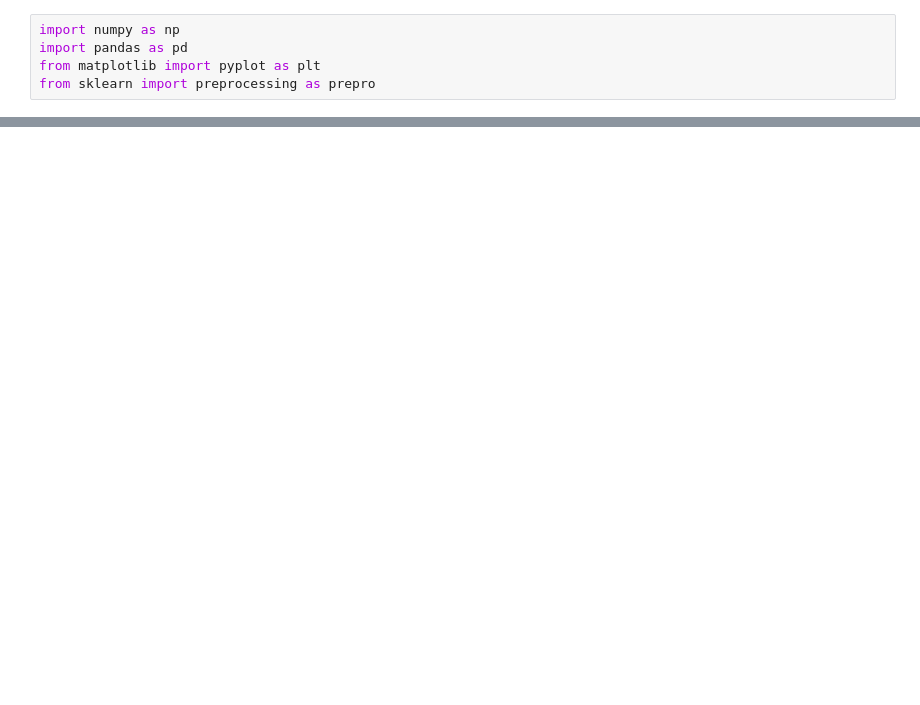
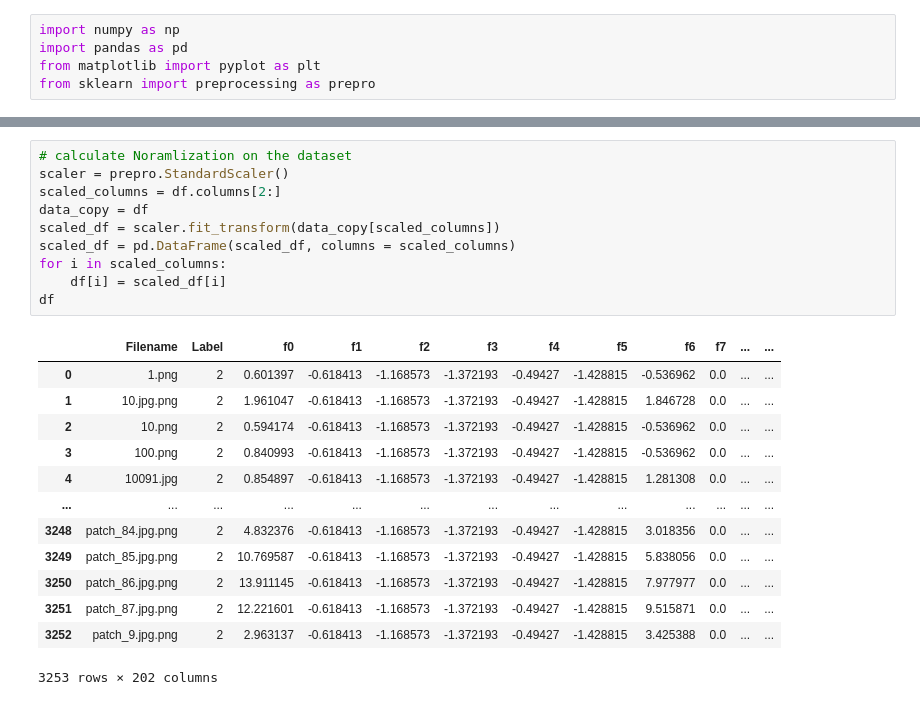
Before and after one commit to rajakprogrammer/ML, a Jupyter notebook: ML_LAB3.ipynb, the cells around one changed output, grey strips where cells are left out. Cells and saved outputs as stored; diff of their text form; blank space fills up the shorter version.

```diff
--- a/ML_LAB3.ipynb
+++ b/ML_LAB3.ipynb
@@ -22,0 +54,24 @@ dataframe
+# %%
+# calculate Noramlization on the dataset
+scaler = prepro.StandardScaler()
+scaled_columns = df.columns[2:]
+data_copy = df
+scaled_df = scaler.fit_transform(data_copy[scaled_columns])
+scaled_df = pd.DataFrame(scaled_df, columns = scaled_columns)
+for i in scaled_columns:
+    df[i] = scaled_df[i]
+df
+# %% [output]
+|  | Filename | Label | f0 | f1 | f2 | f3 | f4 | f5 | f6 | f7 | ... | ... |
+| 0 | 1.png | 2 | 0.601397 | -0.618413 | -1.168573 | -1.372193 | -0.49427 | -1.428815 | -0.536962 | 0.0 | ... | ... |
+| 1 | 10.jpg.png | 2 | 1.961047 | -0.618413 | -1.168573 | -1.372193 | -0.49427 | -1.428815 | 1.846728 | 0.0 | ... | ... |
+| 2 | 10.png | 2 | 0.594174 | -0.618413 | -1.168573 | -1.372193 | -0.49427 | -1.428815 | -0.536962 | 0.0 | ... | ... |
+| 3 | 100.png | 2 | 0.840993 | -0.618413 | -1.168573 | -1.372193 | -0.49427 | -1.428815 | -0.536962 | 0.0 | ... | ... |
+| 4 | 10091.jpg | 2 | 0.854897 | -0.618413 | -1.168573 | -1.372193 | -0.49427 | -1.428815 | 1.281308 | 0.0 | ... | ... |
+| ... | ... | ... | ... | ... | ... | ... | ... | ... | ... | ... | ... | ... |
+| 3248 | patch_84.jpg.png | 2 | 4.832376 | -0.618413 | -1.168573 | -1.372193 | -0.49427 | -1.428815 | 3.018356 | 0.0 | ... | ... |
+| 3249 | patch_85.jpg.png | 2 | 10.769587 | -0.618413 | -1.168573 | -1.372193 | -0.49427 | -1.428815 | 5.838056 | 0.0 | ... | ... |
+| 3250 | patch_86.jpg.png | 2 | 13.911145 | -0.618413 | -1.168573 | -1.372193 | -0.49427 | -1.428815 | 7.977977 | 0.0 | ... | ... |
+| 3251 | patch_87.jpg.png | 2 | 12.221601 | -0.618413 | -1.168573 | -1.372193 | -0.49427 | -1.428815 | 9.515871 | 0.0 | ... | ... |
+| 3252 | patch_9.jpg.png | 2 | 2.963137 | -0.618413 | -1.168573 | -1.372193 | -0.49427 | -1.428815 | 3.425388 | 0.0 | ... | ... |
+3253 rows × 202 columns
```
Also changed, not shown: parts of 15 cells of this notebook.
